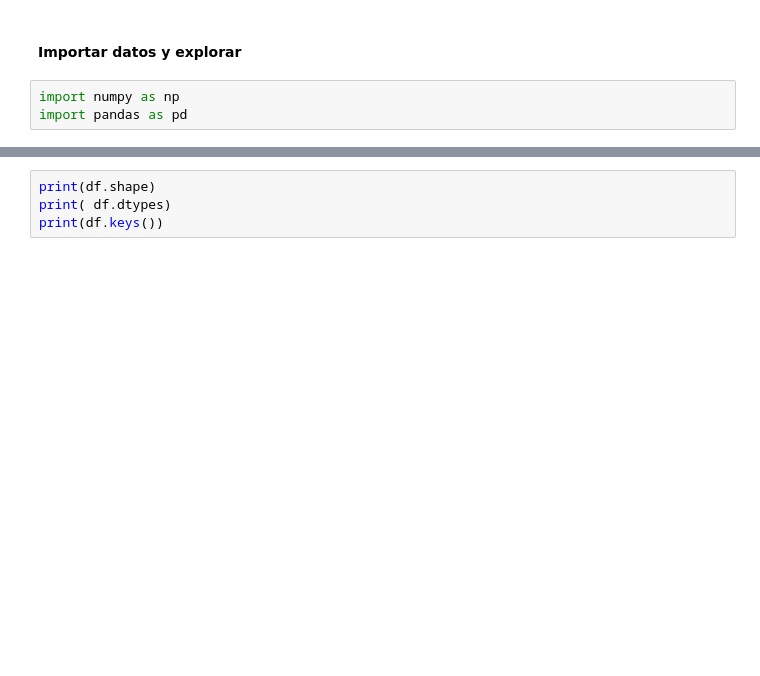
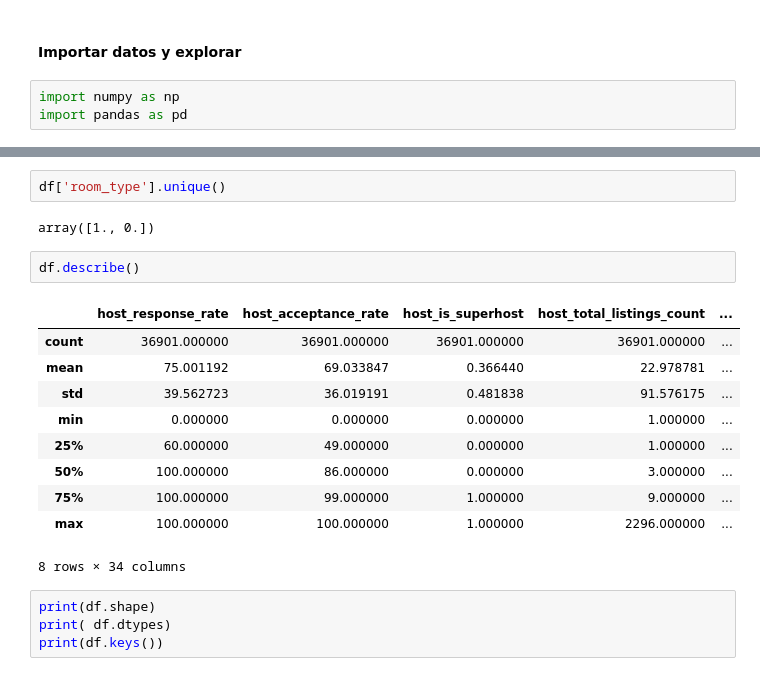
Before and after one commit to iarangom/proyecto-final, a Jupyter notebook: Modelos.ipynb, the cells around one changed output, grey strips where cells are left out. Cells and saved outputs as stored; diff of their text form; blank space fills up the shorter version.

```diff
--- a/Modelos.ipynb
+++ b/Modelos.ipynb
@@ -16,3 +22,20 @@ FileNotFoundError: [Errno 2] No such file or directory: 'airbnb_rio_clean.csv'
+# %%
+df['room_type'].unique()
+# %% [output]
+array([1., 0.])
+# %%
+df.describe()
+# %% [output]
+|  | host_response_rate | host_acceptance_rate | host_is_superhost | host_total_listings_count | ... |
+| count | 36901.000000 | 36901.000000 | 36901.000000 | 36901.000000 | ... |
+| mean | 75.001192 | 69.033847 | 0.366440 | 22.978781 | ... |
+| std | 39.562723 | 36.019191 | 0.481838 | 91.576175 | ... |
+| min | 0.000000 | 0.000000 | 0.000000 | 1.000000 | ... |
+| 25% | 60.000000 | 49.000000 | 0.000000 | 1.000000 | ... |
+| 50% | 100.000000 | 86.000000 | 0.000000 | 3.000000 | ... |
+| 75% | 100.000000 | 99.000000 | 1.000000 | 9.000000 | ... |
+| max | 100.000000 | 100.000000 | 1.000000 | 2296.000000 | ... |
+8 rows × 34 columns
 # %%
 print(df.shape)
 print( df.dtypes)
```
Also changed, not shown: parts of 24 cells of this notebook.
